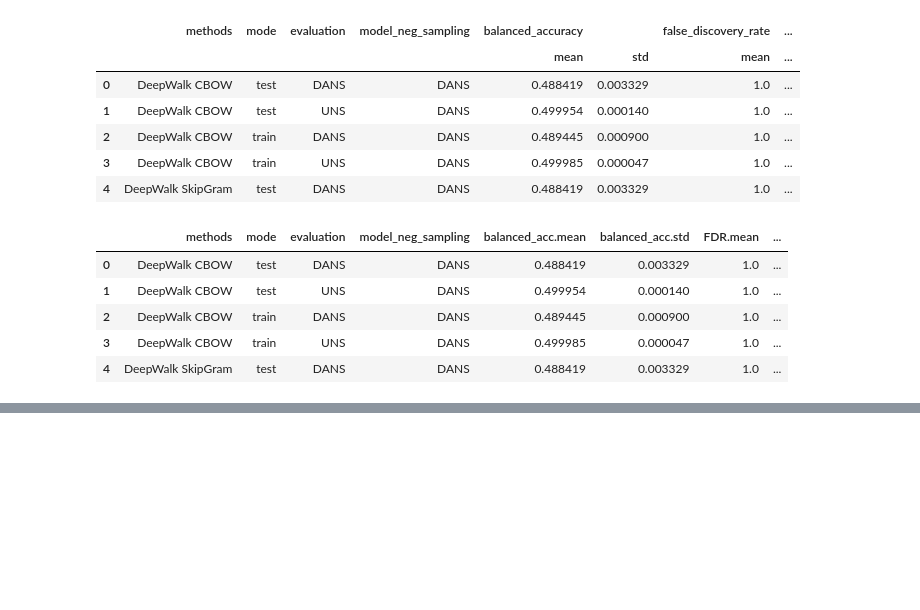
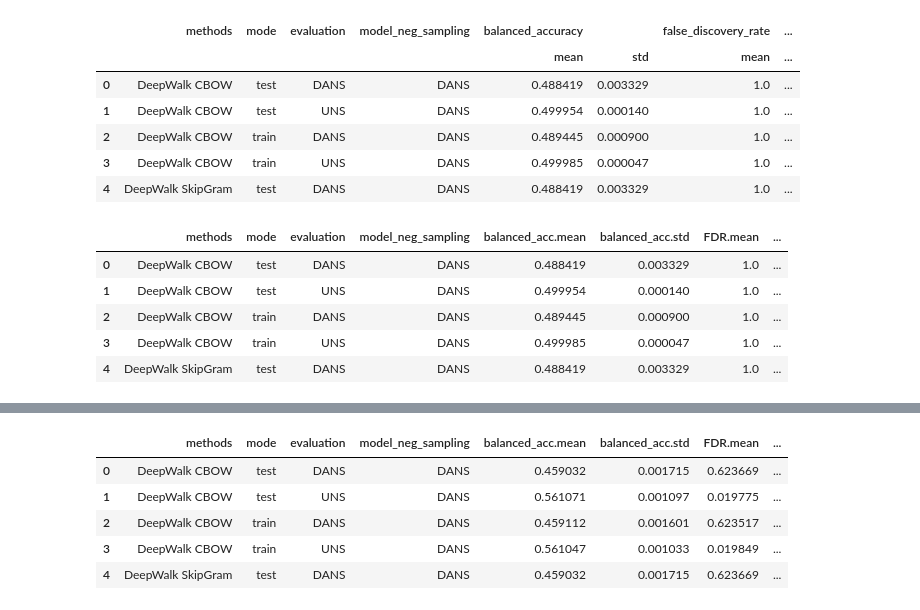
Before and after one commit to monarch-initiative/negativeExampleSelection, a Jupyter notebook: extractingResults.ipynb, the cells around one changed output, grey strips where cells are left out. Cells and saved outputs as stored; diff of their text form; code cells hidden in the pictures; blank space fills up the shorter version.

```diff
--- a/extractingResults.ipynb
+++ b/extractingResults.ipynb
@@ -39,23 +39,33 @@ def get_mean_and_sd(df):
     """
     # We are just interested in the following seven graph/random walk methods
     graph_methods = {'First-order LINE', 'DeepWalk SkipGram', 'Walklets CBOW', 'HOPE',
-                 'Second-order LINE','DeepWalk CBOW',    'Walklets SkipGram'}
+                    'Second-order LINE','DeepWalk CBOW',    'Walklets SkipGram'}
     df = df[df['features_names'].isin(graph_methods)]
     # Rename columns for conciseness
     df =  df.rename(columns={"evaluation_negative_sampling_method": "evaluation",
-                   "evaluation_mode": "mode","features_names":"methods",
+                    "evaluation_mode": "mode","features_names":"methods",
                     "model_negative_sampling_method": "model_neg_sampling"}, errors="raise")
     # Define the columns that we want to calculate mean and sem for
     evaluation_d = {'balanced_accuracy':['mean','std'],
-               'false_discovery_rate':['mean','std'],
-               'matthews_correlation_coefficient':['mean','std'],
-               'f1_score':['mean','std'],
-               'auroc':['mean','std'],
-               'auprc':['mean','std']}
+                'false_discovery_rate':['mean','std'],
+                'matthews_correlation_coefficient':['mean','std'],
+                'f1_score':['mean','std'],
+                'auroc':['mean','std'],
+                'auprc':['mean','std']}
     # Calculate mean and standard dev
     df2 =  df.groupby(['methods','mode','evaluation','model_neg_sampling']).agg(evaluation_d).reset_index()
     # Make a new column for convenience in planning
     df2["approach"] = df2["evaluation"] + " (" + df2["mode"] + ")"
+    # rename column nanes for better legibility
+    columns = ["methods",'mode','evaluation', "model_neg_sampling",
+            "balanced_acc.mean","balanced_acc.std",
+            "FDR.mean", "FDR.std",
+            "MCC.mean", "MCC.std",
+            "F1.mean", "F1.std",
+            "AUROC.mean", "AUROC.std",
+            "AUPRC.mean","AUPRC.std",
+            "approach"]
+    df2.columns = columns
     return df2
 # %% [markdown]
 <h3>Rename columns from tuples to simple strings for readability</h3>
@@ -147,3 +174,8 @@ idg_stats.head()
 | 4 | DeepWalk SkipGram | test | DANS | DANS | 0.488419 | 0.003329 | 1.0 | ... |
 # %%
 idg_stats.to_csv("idg_stats.csv")
+# %%
+d2p_df = pd.read_csv("scripts/results/d2p_negative_select_oct30.tsv", sep='\t')
+# %%
+d2p_results = extract_core_results(d2p_df)
+d2p_results.head()
@@ -149,0 +189,11 @@ idg_stats.to_csv("idg_stats.csv")
+# %%
+d2p_stats = get_mean_and_sd(d2p_results)
+d2p_stats = rename_columns(d2p_stats)
+d2p_stats.head()
+# %% [output]
+|  | methods | mode | evaluation | model_neg_sampling | balanced_acc.mean | balanced_acc.std | FDR.mean | ... |
+| 0 | DeepWalk CBOW | test | DANS | DANS | 0.459032 | 0.001715 | 0.623669 | ... |
+| 1 | DeepWalk CBOW | test | UNS | DANS | 0.561071 | 0.001097 | 0.019775 | ... |
+| 2 | DeepWalk CBOW | train | DANS | DANS | 0.459112 | 0.001601 | 0.623517 | ... |
+| 3 | DeepWalk CBOW | train | UNS | DANS | 0.561047 | 0.001033 | 0.019849 | ... |
+| 4 | DeepWalk SkipGram | test | DANS | DANS | 0.459032 | 0.001715 | 0.623669 | ... |
```
Also changed, not shown: parts of 3 cells of this notebook, 2 other files.
